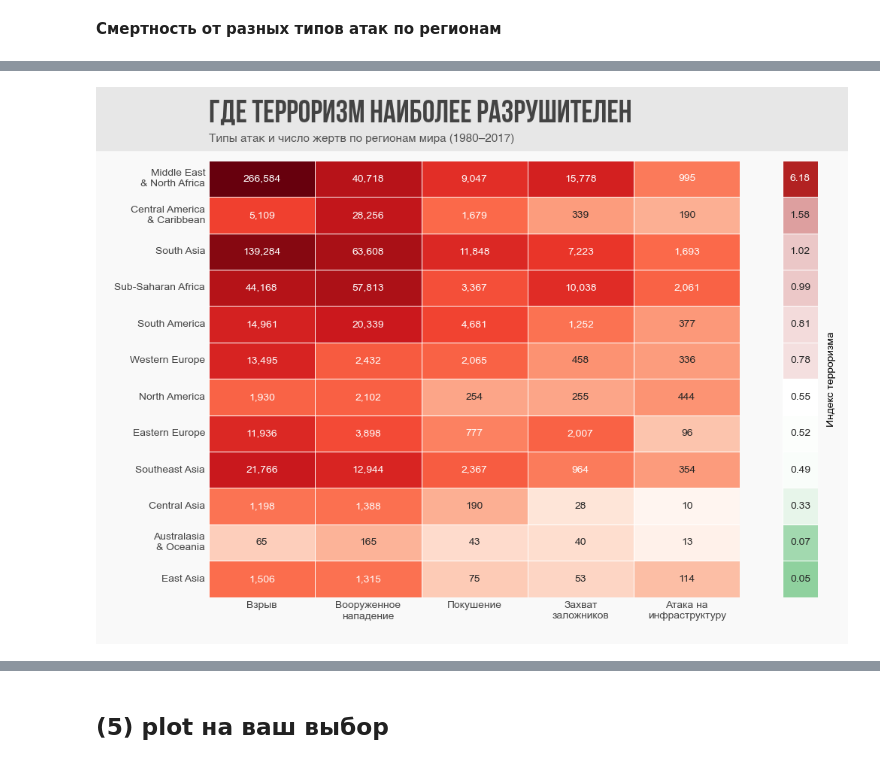
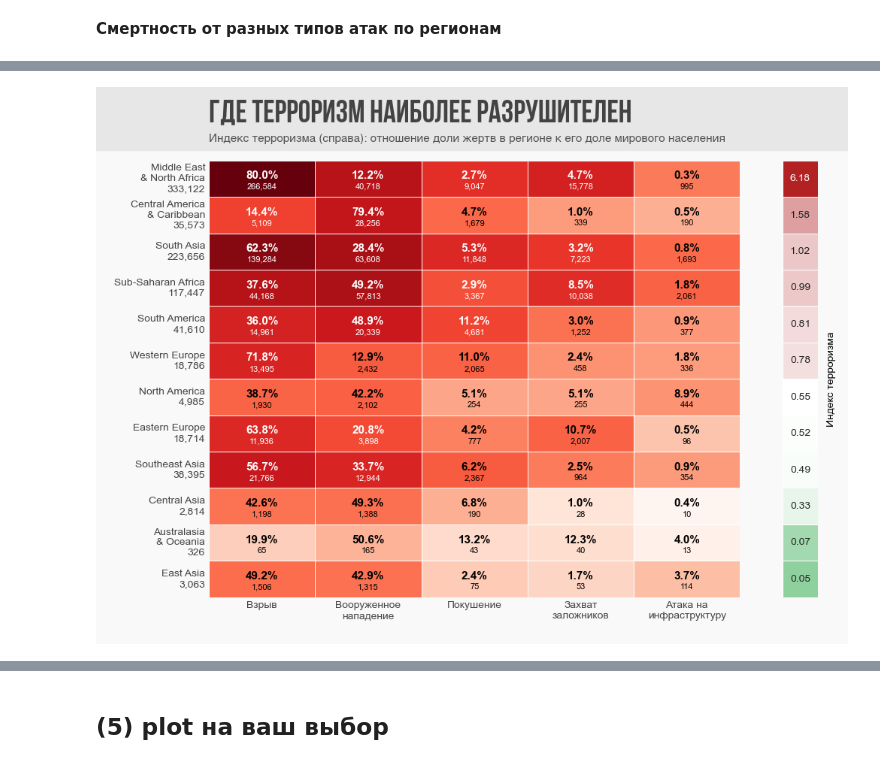
Before and after one commit to niki3080/EDA_Terrorism_ds, a Jupyter notebook: notebooks/02_EDA.ipynb, the cells around one changed output, grey strips where cells are left out. Drawn from its saved outputs; the diff is of its cells as text; code cells hidden in the pictures.

```diff
--- a/notebooks/02_EDA.ipynb
+++ b/notebooks/02_EDA.ipynb
@@ -264,5 +272,5 @@ killed_year = (
     .sum().reset_index())
 
 # обрезаем хвост распределения
-#p95 = killed_year['victims'].quantile(0.95)
-#data_plot = killed_year[killed_year['victims'] <= p95]
+p95 = killed_year['victims'].quantile(0.95)
+data_plot = killed_year[killed_year['victims'] <= p95]
@@ -292,8 +286,4 @@ attack_type
 Захват заложников         309.0
 Покушение                 935.0
 Name: victims, dtype: float64
-# %%
-# вычисляем mean и median
-means = data_plot.groupby('attack_type')['victims'].mean()
-medians = data_plot.groupby('attack_type')['victims'].median()
 # %%
@@ -455,3 +481,9 @@ heat_index = (victims_region.set_index("region").loc[region_order][["terrorism_i
+# %%
+# суммарное количество жертв по региону
+region_totals = table_sorted.sum(axis=1)
+
+# проценты для каждого типа атак от всех жертв в регионе
+table_pct = table_sorted.div(table_sorted.sum(axis=1), axis=0) * 100
 # %%
 from matplotlib.colors import LogNorm
 
@@ -460,14 +492,46 @@ plt.subplots_adjust(left=0.15, right=0.96)
 
 # основной heatmap
 sb.heatmap(table_sorted,
-    annot=True,
-    fmt=",",
+    annot=False, fmt="",
     cmap="Reds",
-    norm=LogNorm(vmin=max(table_sorted.min().min(),1),
-                 vmax=table_sorted.max().max()),
-    lw=0.5, cbar=False, ax=axes[0])
+    norm=LogNorm(
+        vmin=max(table_sorted.min().min(),1),
+        vmax=table_sorted.max().max()),
+    lw=0.5, cbar=False,
+    ax=axes[0])
 
-# перенос строк в подписях X
+# информация о цветах ячеек хитмап
+mesh = axes[0].collections[0]
+norm = mesh.norm
+cmap = mesh.cmap
+
+for i in range(table_sorted.shape[0]):
+    for j in range(table_sorted.shape[1]):
+
+        # абсолютное число жертв
+        value = table_sorted.iloc[i, j]
+        # процент жертв
+        pct = table_pct.iloc[i, j]
+
+        # цвет шрифта в зависимости от яркости ячейки
+        color = cmap(norm(value))
+        brightness = color[0]*0.299 + color[1]*0.587 + color[2]*0.114
+        text_color = "white" if brightness < 0.5 else "black"
+
+        # вывод: процент
+        axes[0].text(j + 0.5, i + 0.42, f"{pct:.1f}%",
+            ha="center", va="center",
+            fontsize=11, fontweight="bold",
+            color=text_color)
+
+        # вывод: абсолютное число
+        axes[0].text(j + 0.5, i + 0.72, f"{value:,}",
+            ha="center", va="center",
+            fontsize=8,
+            color=text_color)
+
+
+# подписи оси X (разрыв длинных строк)
 new_xlabels = [
     "Взрыв",
     "Вооруженное\nнападение",
@@ -476,42 +540,47 @@ new_xlabels = [
     "Атака на\nинфраструктуру"
     ]
 
+# подписи оси Y
+y_labels = [f"{region}\n{region_totals.loc[region]:,}"
+    for region in table_sorted.index]
+
+# разрыв длинных строк в подписях Y
 axes[0].set_xticklabels(new_xlabels, rotation=0)
-axes[0].set_yticklabels(
-    [r.replace(" & ", "\n& ") for r in table_sorted.index], rotation=0)
+axes[0].set_yticklabels([label.replace(" & ", "\n& ") for label in y_labels],
+    rotation=0)
 
 # колонка индекса терроризма
 sb.heatmap(
     heat_index,
     cmap = sb.blend_palette(["#8fd19e", "white", "#b22222"], as_cmap=True),
     norm=LogNorm(
         vmin=heat_index.min().values[0],
         vmax=heat_index.max().values[0]),
     annot=True,
     fmt=".2f",
     lw=0.5, cbar=False, ax=axes[1]
     )
 
 # убираем лишние оси
 axes[0].set_xlabel(" ")
 axes[0].yaxis.label.set_visible(False)
 axes[0].tick_params(axis="both", length=0)
 axes[1].set_yticks([])
 axes[1].set_xticks([])
 
 # вертикальная подпись
 axes[1].set_ylabel("Индекс терроризма", rotation=90, labelpad=0.2, fontsize=10)
 axes[1].yaxis.set_label_coords(1.5, 0.5)
 
 style_title(axes[0],
     "Где терроризм наиболее разрушителен",
-    "Типы атак и число жертв по регионам мира (1980–2017)")
+    "Индекс терроризма (справа): отношение доли жертв в регионе к его доле мирового населения")
 
 
 fig.savefig(os.path.join(path_to_save_images, f'{image_name_prefix}_image_4.png'),
                 dpi=300, bbox_inches="tight")
 plt.show()
 # %% [output]
-[figure, old version]
+[figure, new version]
 # %% [markdown]
 #### **выводы** (4):
```
Also changed, not shown: parts of 19 cells of this notebook, 1 other file.
